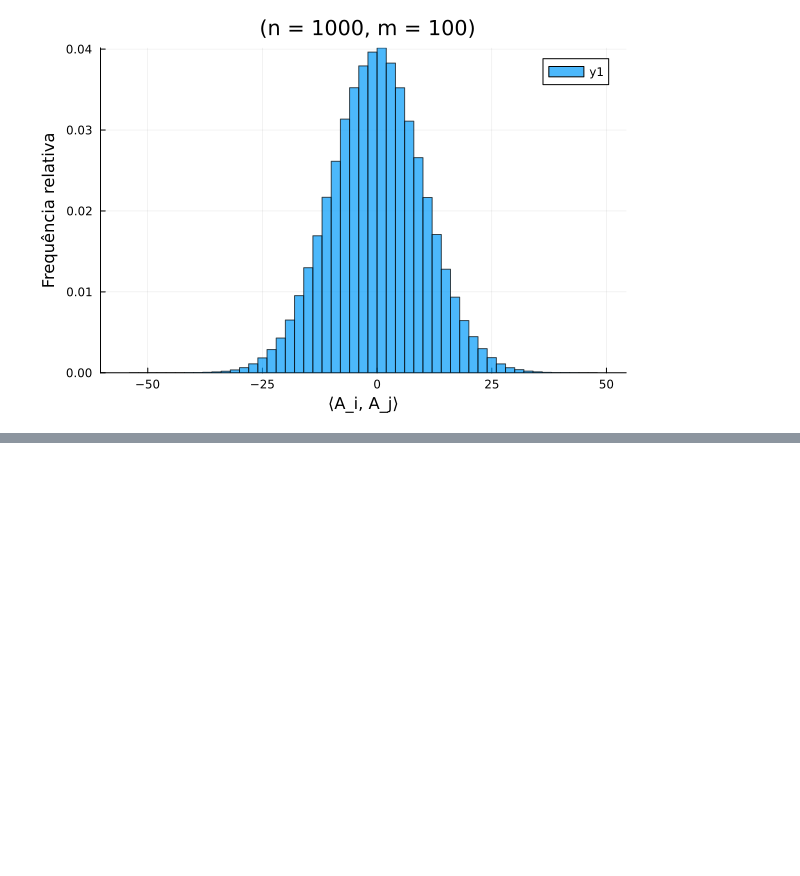
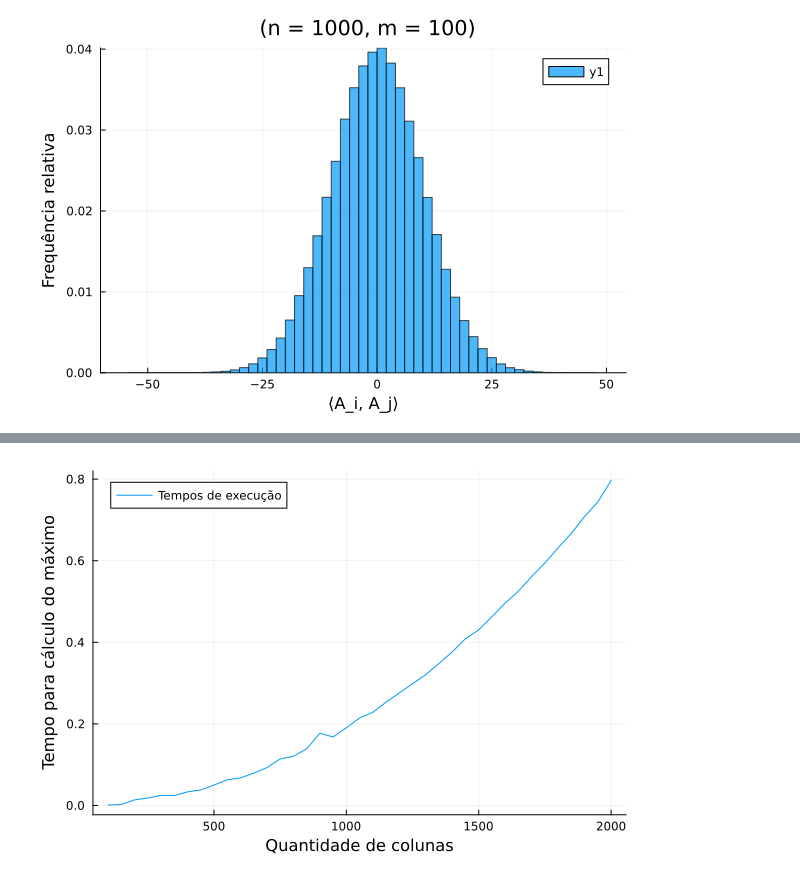
Before and after one commit to BXimenaGomez123/finalproect, a Jupyter notebook: main.ipynb, the cells around one changed output, grey strips where cells are left out. Cells and saved outputs as stored; diff of their text form; code cells hidden in the pictures; blank space fills up the shorter version.

```diff
--- a/main.ipynb
+++ b/main.ipynb
@@ -115,0 +110,27 @@ display(Hangle)
+# %%
+using Random
+using Plots
+
+function timeArray(m, nmax, step)
+    listOfTimes = Float64[]
+    xs = 100:step:nmax
+    for k in xs
+        execTime = @timed maxInnProd(m, k, 1)
+        push!(listOfTimes, execTime.time)
+    end
+    return collect(xs), listOfTimes
+end
+
+xs, execsTimes = timeArray(100, 2000, 50)
+
+p = plot(
+    xs,
+    execsTimes,
+    label = "Tempos de execução",
+    xlabel = "Quantidade de colunas",
+    ylabel = "Tempo para cálculo do máximo"
+)
+
+display(p)
+# %% [output]
+[figure, added]
```
Also changed, not shown: parts of 2 cells of this notebook.
